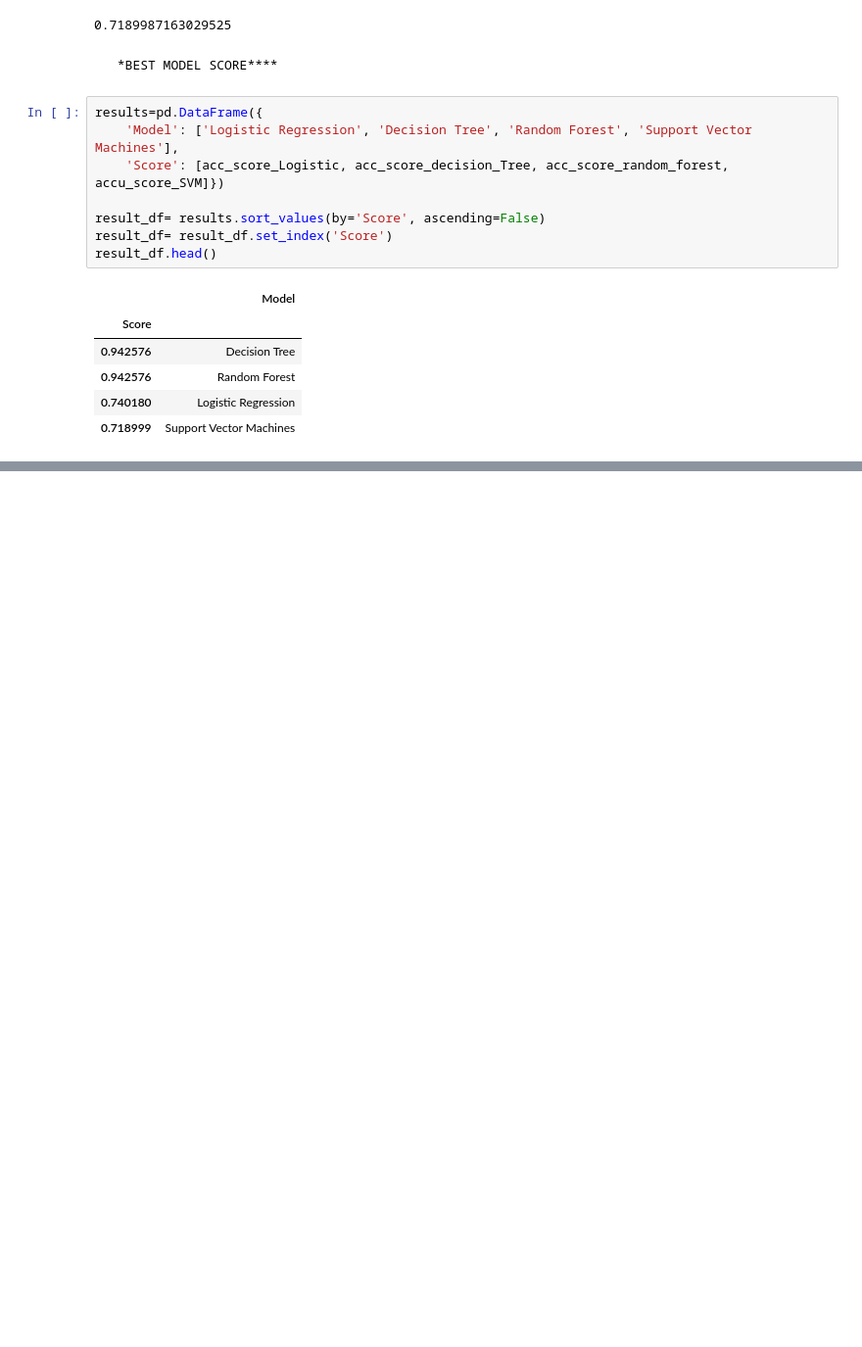
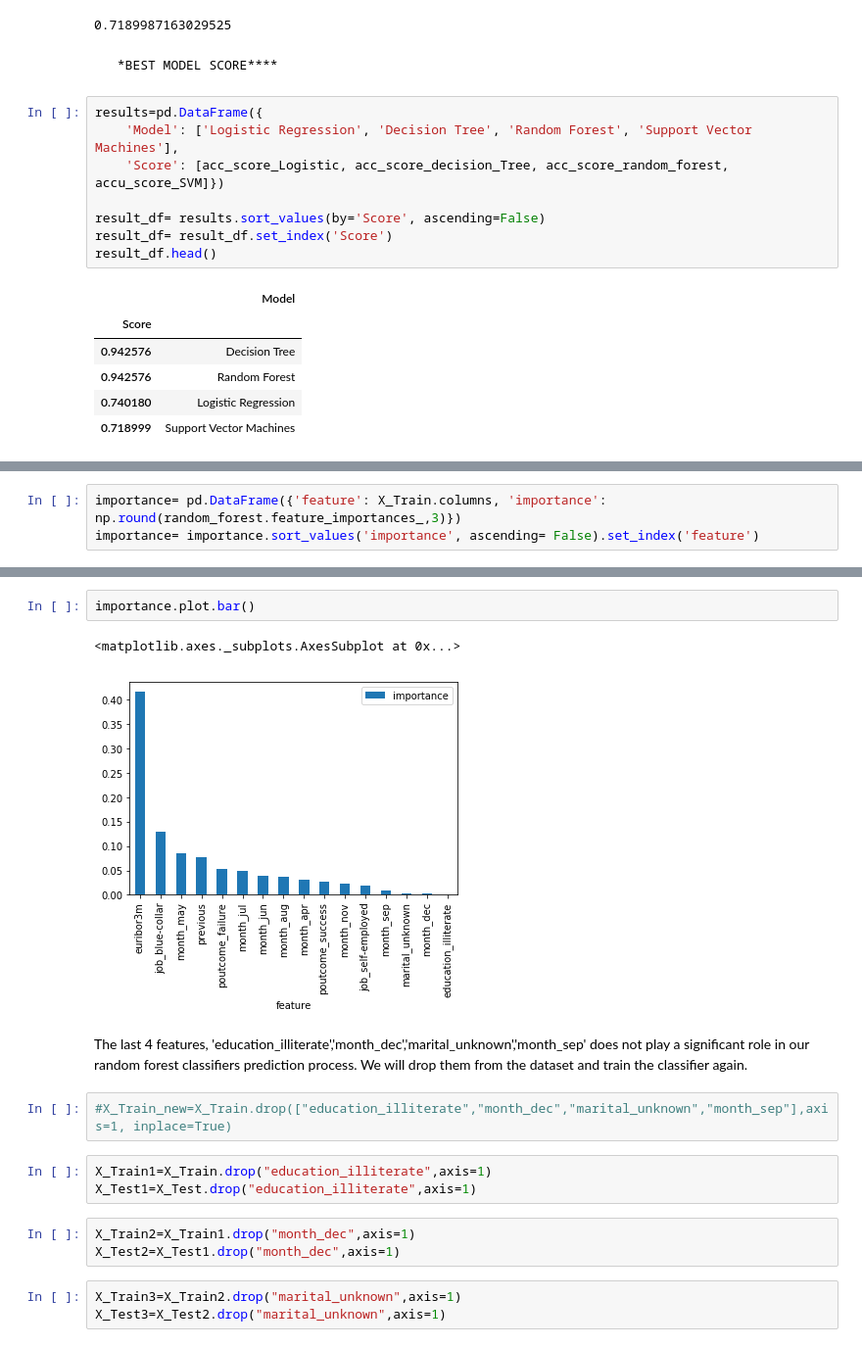
Before and after one commit to pratikchatterjee88/Final_Project, a Jupyter notebook: Final_Project.ipynb, the cells around one changed output, grey strips where cells are left out. Shown at 98% size. Saved outputs shown, nothing was run; the diff lists cells and outputs as text; blank space fills up the shorter version.

```diff
--- a/Final_Project.ipynb
+++ b/Final_Project.ipynb
@@ -465,0 +499,3 @@ result_df.head()
+# %%
+importance= pd.DataFrame({'feature': X_Train.columns, 'importance': np.round(random_forest.feature_importances_,3)})
+importance= importance.sort_values('importance', ascending= False).set_index('feature')
@@ -465,0 +523,18 @@ result_df.head()
+# %%
+importance.plot.bar()
+# %% [output]
+<matplotlib.axes._subplots.AxesSubplot at 0x...>
+[figure, added]
+# %% [markdown]
+The last 4 features, 'education_illiterate','month_dec','marital_unknown','month_sep' does not play a significant role in our random forest classifiers prediction process. We  will drop them from the dataset and train the classifier again.
+# %%
+#X_Train_new=X_Train.drop(["education_illiterate","month_dec","marital_unknown","month_sep"],axis=1, inplace=True)
+# %%
+X_Train1=X_Train.drop("education_illiterate",axis=1)
+X_Test1=X_Test.drop("education_illiterate",axis=1)
+# %%
+X_Train2=X_Train1.drop("month_dec",axis=1)
+X_Test2=X_Test1.drop("month_dec",axis=1)
+# %%
+X_Train3=X_Train2.drop("marital_unknown",axis=1)
+X_Test3=X_Test2.drop("marital_unknown",axis=1)
```
Also changed, not shown: parts of 49 cells of this notebook.
